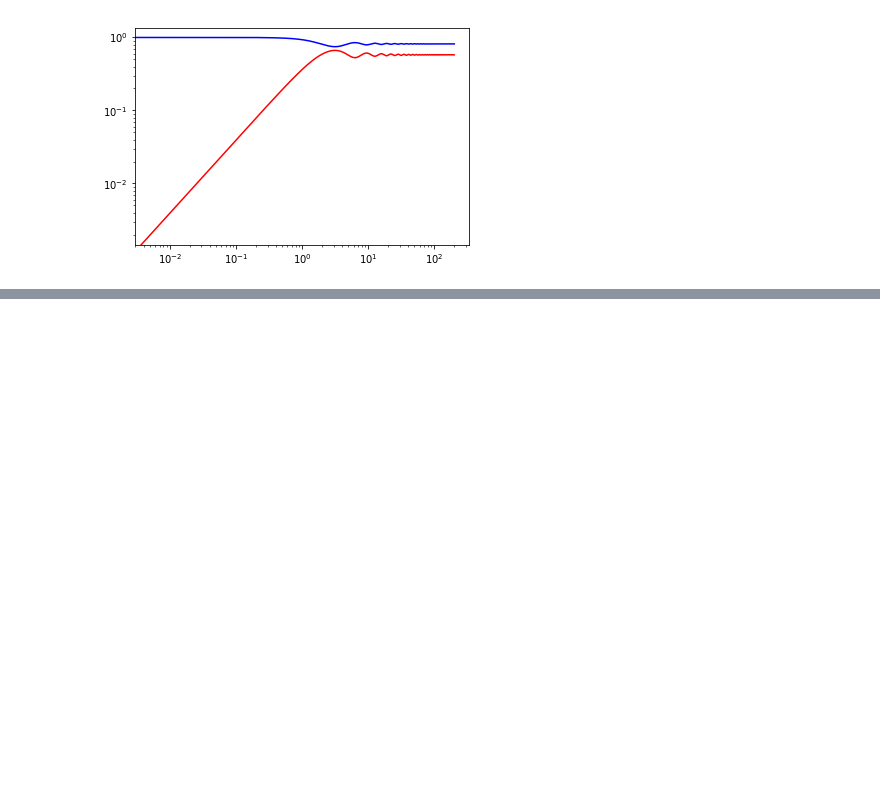
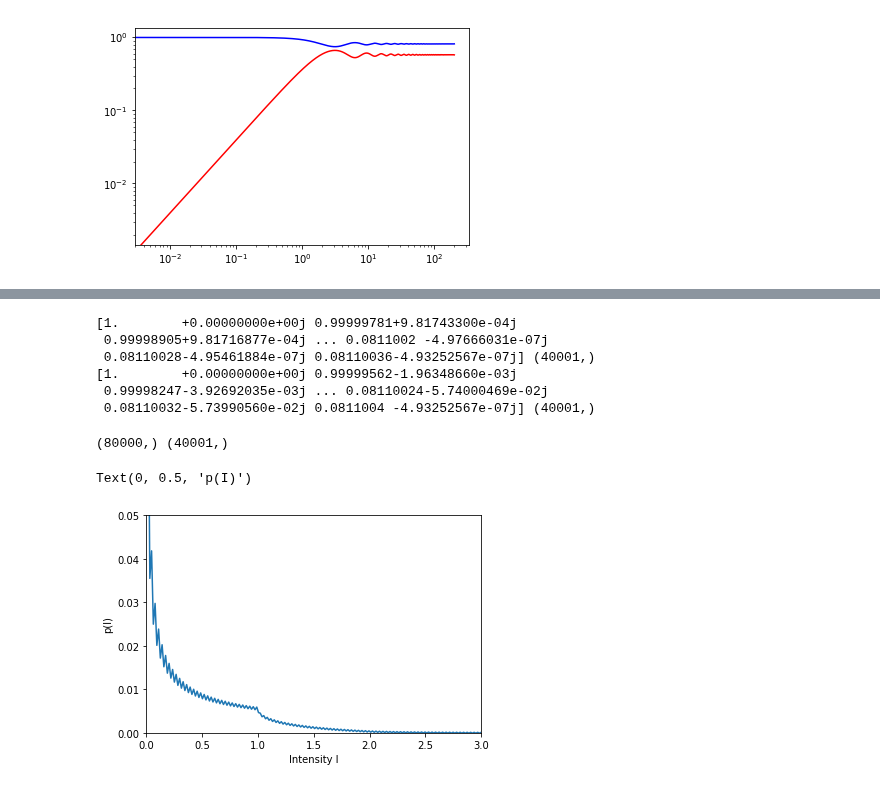
Before and after one commit to hstrey/FCS-simulations, a Jupyter notebook: twod_distributions.ipynb, the cells around one changed output, grey strips where cells are left out. Saved outputs shown, nothing was run; the diff lists cells and outputs as text; code cells hidden in the pictures; blank space fills up the shorter version.

```diff
--- a/twod_distributions.ipynb
+++ b/twod_distributions.ipynb
@@ -71,3 +71,32 @@ Text(0, 0.5, 'p(I)')
+# %%
+fc_fft = np.fft.rfft(np.real(cf_fft))
+print(fc_fft,fc_fft.shape)
+print(fc,fc.shape)
+# %% [output]
+[1.        +0.00000000e+00j 0.99999781+9.81743300e-04j
+ 0.99998905+9.81716877e-04j ... 0.0811002 -4.97666031e-07j
+ 0.08110028-4.95461884e-07j 0.08110036-4.93252567e-07j] (40001,)
+[1.        +0.00000000e+00j 0.99999562-1.96348660e-03j
+ 0.99998247-3.92692035e-03j ... 0.08110024-5.74000469e-02j
+ 0.08110032-5.73990560e-02j 0.0811004 -4.93252567e-07j] (40001,)
+# %%
+# need to find the proper way of doing an rfft
+freq = np.fft.fftfreq(2*steps-1,d)*2*np.pi
+fc = er*ei1-1j*er*ei2
+fc[-1] = np.real(fc[-1])+1j*np.imag(fc_fft[-1])
+cf_rfft = np.fft.irfft(fc)
+print(cf_rfft.shape,fc.shape)
+disp = 2000
+plt.plot(freq[:disp],np.real(cf_rfft[:disp]))
+plt.xlim((0,3))
+plt.ylim((0,0.05))
+plt.xlabel("Intensity I")
+plt.ylabel("p(I)")
+#plt.savefig("pIanalytic5.png",format='png',dpi=300,bbox_inches='tight',facecolor="white",backgroundcolor="white")
+# %% [output]
+(80000,) (40001,)
+Text(0, 0.5, 'p(I)')
+[figure, added]
 # %%
 # normalization
 print(np.real(cf_fft[:steps]).mean()*freq[steps-1])
```
Also changed, not shown: parts of 3 cells of this notebook, 6 other files.
